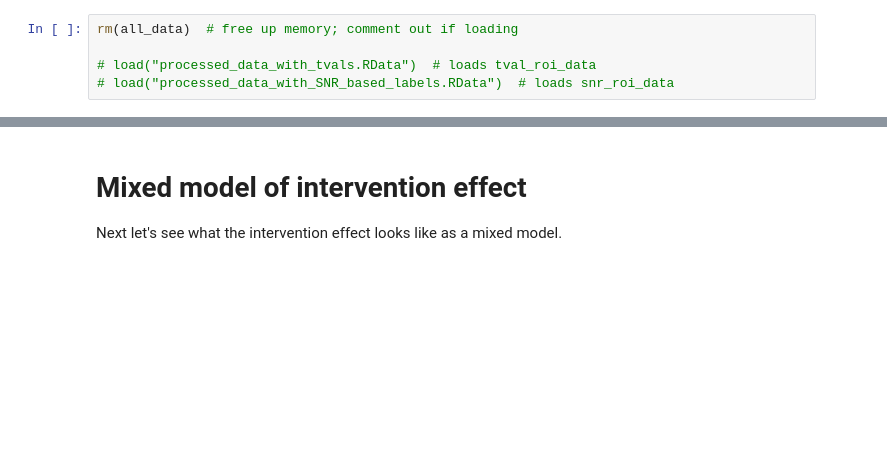
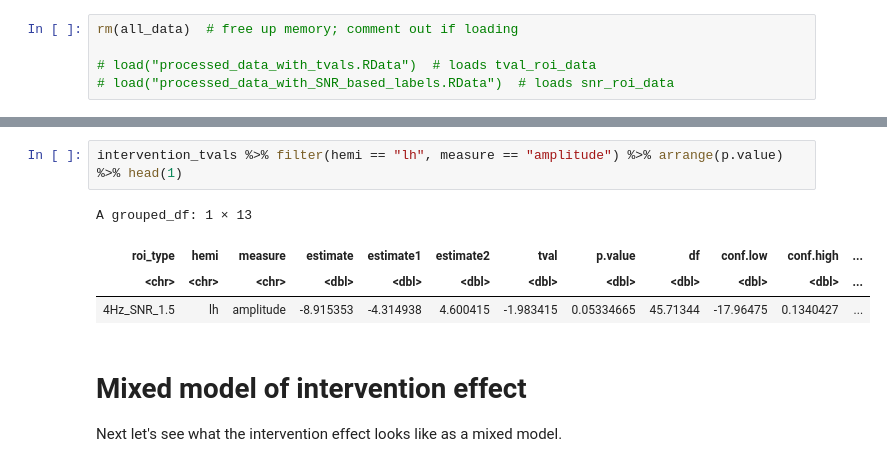
Before and after one commit to yeatmanlab/preK-MEG, a Jupyter notebook: analysis/notebooks/ssvep_ROI_modeling.ipynb, the cells around one changed output, grey strips where cells are left out. Drawn from its saved outputs; the diff is of its cells as text; blank space fills up the shorter version.

```diff
--- a/analysis/notebooks/ssvep_ROI_modeling.ipynb
+++ b/analysis/notebooks/ssvep_ROI_modeling.ipynb
@@ -337,3 +356,10 @@ A grouped_df: 36 × 12
+# %%
+intervention_tvals %>% filter(hemi == "lh", measure == "amplitude") %>% arrange(p.value) %>% head(1)
+# %% [output]
+A grouped_df: 1 × 13
+| roi_type | hemi | measure | estimate | estimate1 | estimate2 | tval | p.value | df | conf.low | conf.high | ... |
+| <chr> | <chr> | <chr> | <dbl> | <dbl> | <dbl> | <dbl> | <dbl> | <dbl> | <dbl> | <dbl> | ... |
+| 4Hz_SNR_1.5 | lh | amplitude | -8.915353 | -4.314938 | 4.600415 | -1.983415 | 0.05334665 | 45.71344 | -17.96475 | 0.1340427 | ... |
 # %% [markdown]
 # Mixed model of intervention effect
 
```
Also changed, not shown: parts of 22 cells of this notebook, 2 other files.
